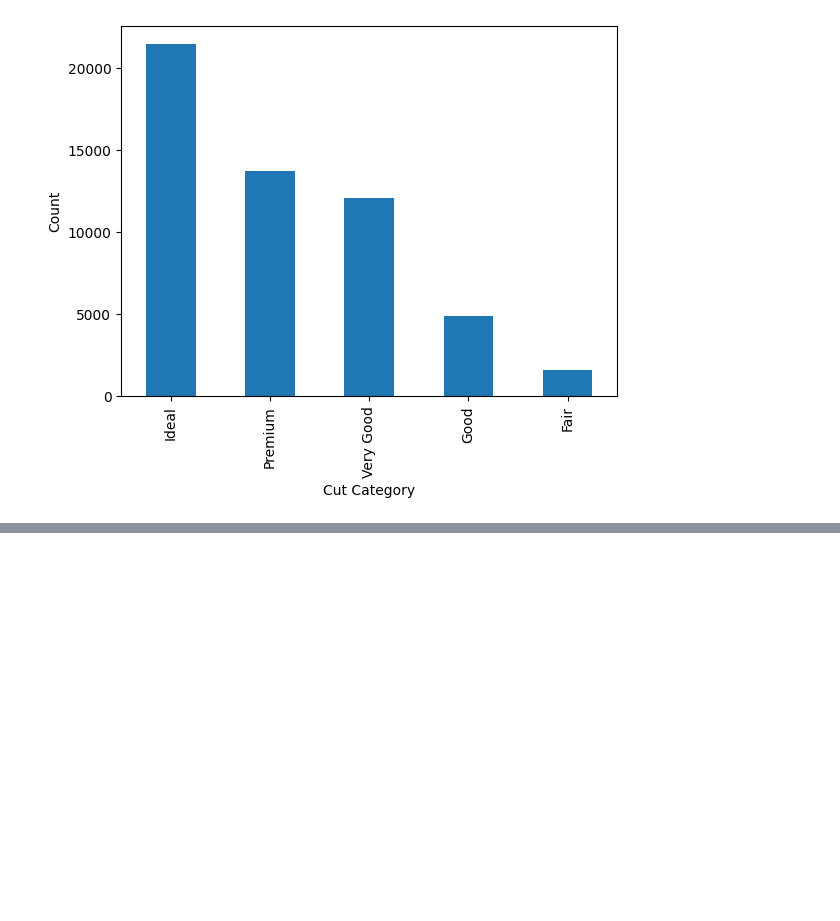
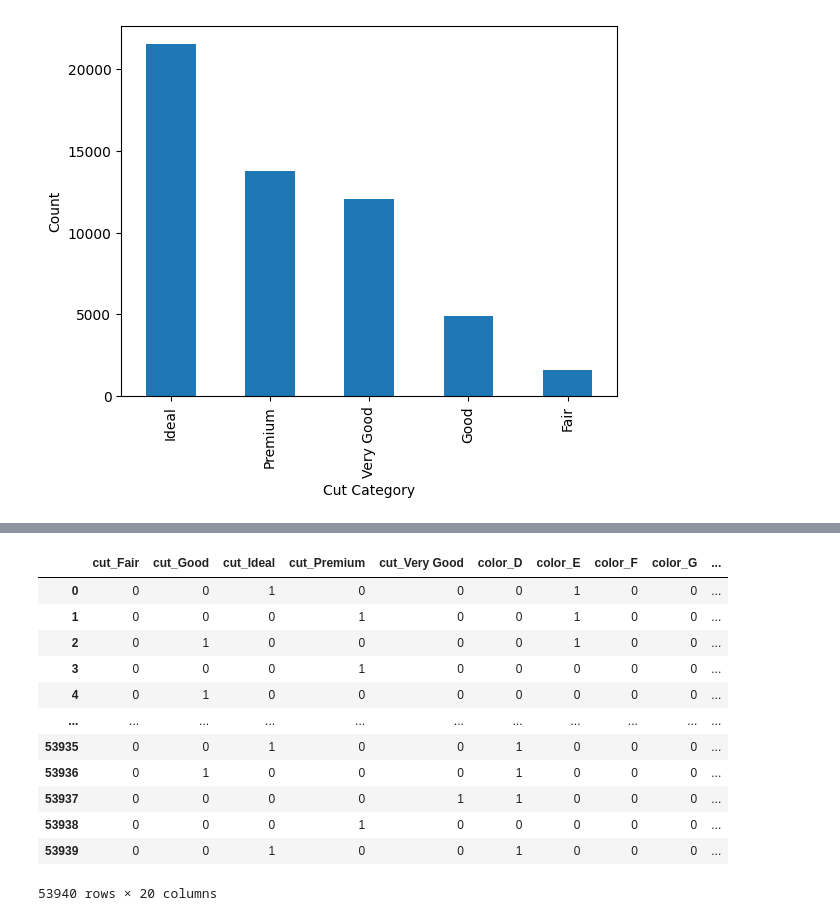
Before and after one commit to istrate-mihai/udemy-ml-course, a Jupyter notebook: Section 25 - Exploratory Data Analysis/practice/diamonds-dataset-practice.ipynb, the cells around one changed output, grey strips where cells are left out. Drawn from its saved outputs; the diff is of its cells as text; code cells hidden in the pictures; blank space fills up the shorter version.

```diff
--- a/Section 25 - Exploratory Data Analysis/practice/diamonds-dataset-practice.ipynb
+++ b/Section 25 - Exploratory Data Analysis/practice/diamonds-dataset-practice.ipynb
@@ -155,0 +152,7 @@ Text(0, 0.5, 'Count')
+# %%
+encoder = OneHotEncoder()
+encoded = encoder.fit_transform(diamonds_df[['cut', 'color', 'clarity']]).toarray()
+# %%
+encoded_df = pd.DataFrame(encoded, columns = encoder.get_feature_names_out())
+# %%
+columnsEncoded = list(encoded_df.columns)
@@ -155,0 +162,16 @@ Text(0, 0.5, 'Count')
+# %%
+encoded_df
+# %% [output]
+|  | cut_Fair | cut_Good | cut_Ideal | cut_Premium | cut_Very Good | color_D | color_E | color_F | color_G | ... |
+| 0 | 0 | 0 | 1 | 0 | 0 | 0 | 1 | 0 | 0 | ... |
+| 1 | 0 | 0 | 0 | 1 | 0 | 0 | 1 | 0 | 0 | ... |
+| 2 | 0 | 1 | 0 | 0 | 0 | 0 | 1 | 0 | 0 | ... |
+| 3 | 0 | 0 | 0 | 1 | 0 | 0 | 0 | 0 | 0 | ... |
+| 4 | 0 | 1 | 0 | 0 | 0 | 0 | 0 | 0 | 0 | ... |
+| ... | ... | ... | ... | ... | ... | ... | ... | ... | ... | ... |
+| 53935 | 0 | 0 | 1 | 0 | 0 | 1 | 0 | 0 | 0 | ... |
+| 53936 | 0 | 1 | 0 | 0 | 0 | 1 | 0 | 0 | 0 | ... |
+| 53937 | 0 | 0 | 0 | 0 | 1 | 1 | 0 | 0 | 0 | ... |
+| 53938 | 0 | 0 | 0 | 1 | 0 | 0 | 0 | 0 | 0 | ... |
+| 53939 | 0 | 0 | 1 | 0 | 0 | 1 | 0 | 0 | 0 | ... |
+53940 rows × 20 columns
```
Also changed, not shown: parts of 21 cells of this notebook.
